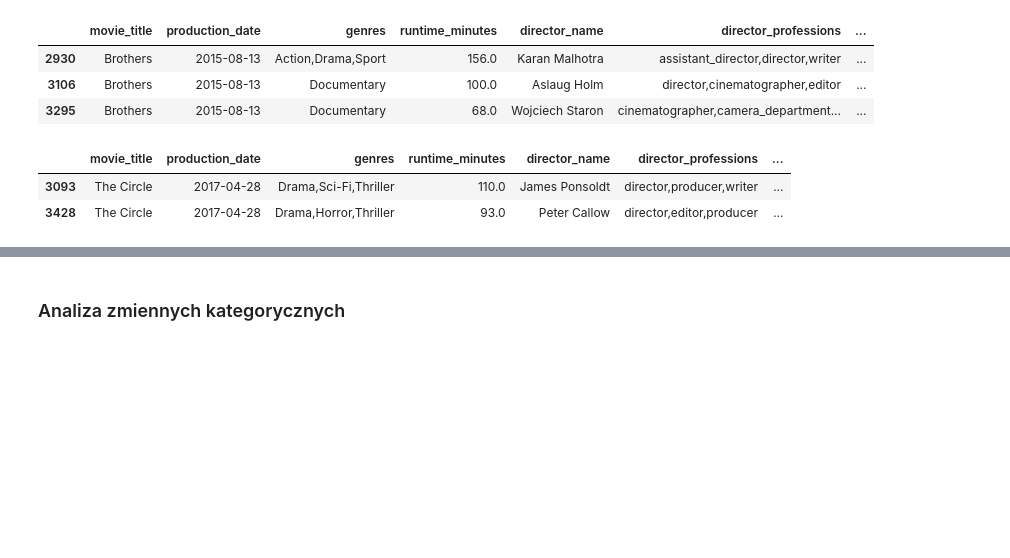
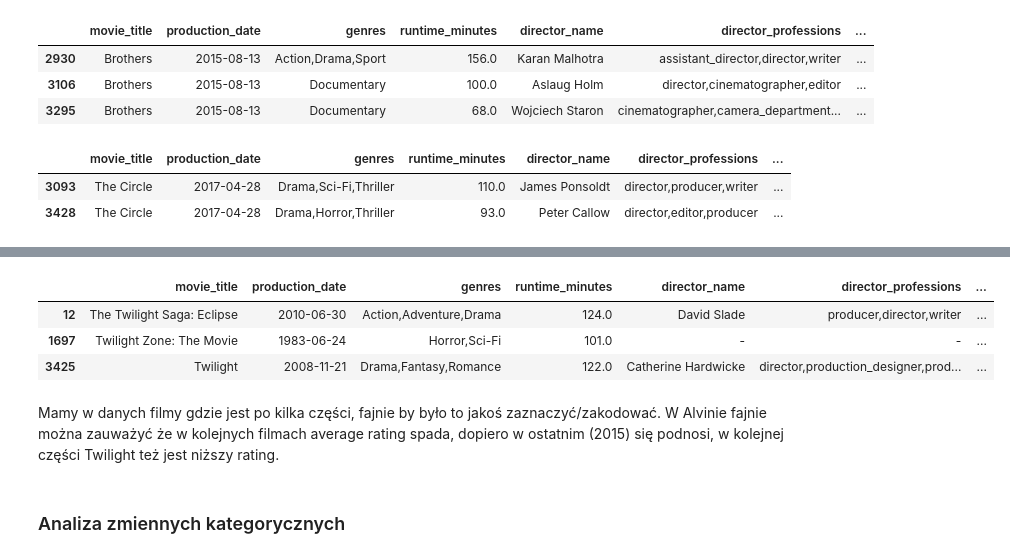
Before and after one commit to kaminskaz/PROJEKT2_ML_klasteryzacja, a Jupyter notebook: KM1/EDA_final.ipynb, the cells around one changed output, grey strips where cells are left out. Drawn from its saved outputs; the diff is of its cells as text; code cells hidden in the pictures; blank space fills up the shorter version.

```diff
--- a/KM1/EDA_final.ipynb
+++ b/KM1/EDA_final.ipynb
@@ -347,3 +360,12 @@ df[df['movie_title'] == 'The Circle'].head()
+# %%
+df[df['movie_title'].str.contains('Twilight')].head()
+# %% [output]
+|  | movie_title | production_date | genres | runtime_minutes | director_name | director_professions | ... |
+| 12 | The Twilight Saga: Eclipse | 2010-06-30 | Action,Adventure,Drama | 124.0 | David Slade | producer,director,writer | ... |
+| 1697 | Twilight Zone: The Movie | 1983-06-24 | Horror,Sci-Fi | 101.0 | - | - | ... |
+| 3425 | Twilight | 2008-11-21 | Drama,Fantasy,Romance | 122.0 | Catherine Hardwicke | director,production_designer,prod... | ... |
+# %% [markdown]
+Mamy w danych filmy gdzie jest po kilka części, fajnie by było to jakoś zaznaczyć/zakodować. W Alvinie fajnie można zauważyć że w kolejnych filmach average rating spada, dopiero w ostatnim (2015) się podnosi, w kolejnej części Twilight też jest niższy rating.
 # %% [markdown]
 ### Analiza zmiennych kategorycznych
 # %%
```
Also changed, not shown: parts of 9 cells of this notebook.
